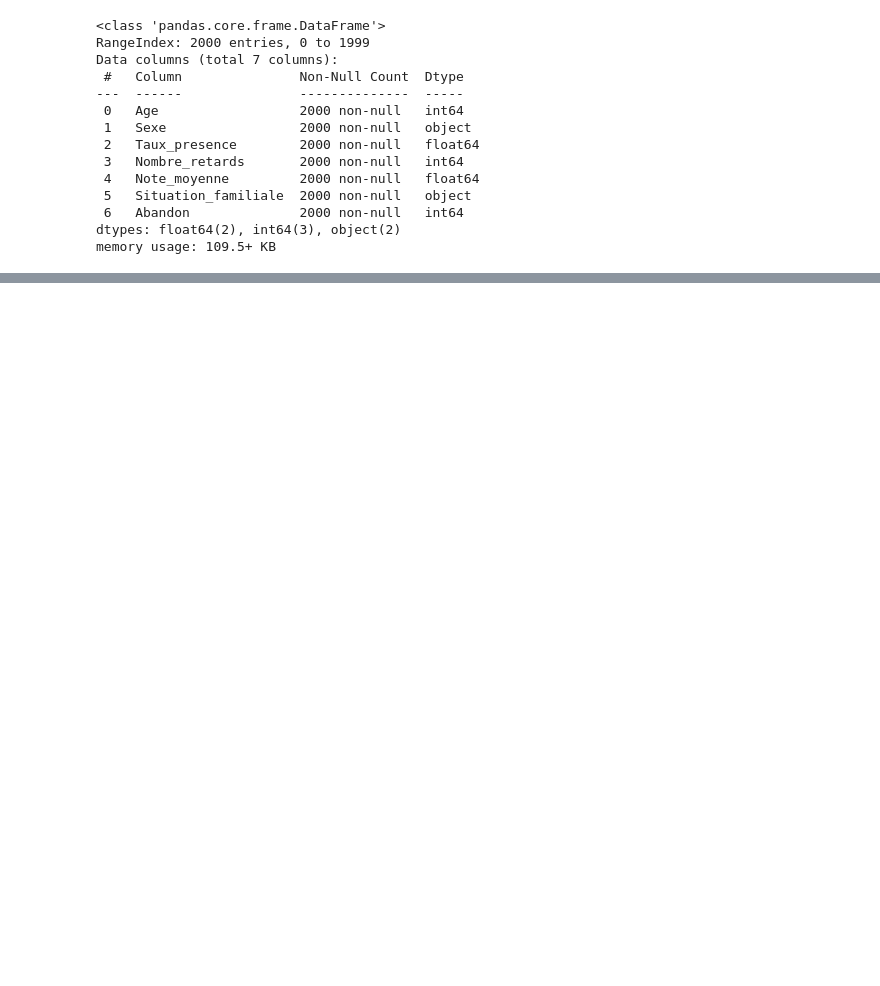
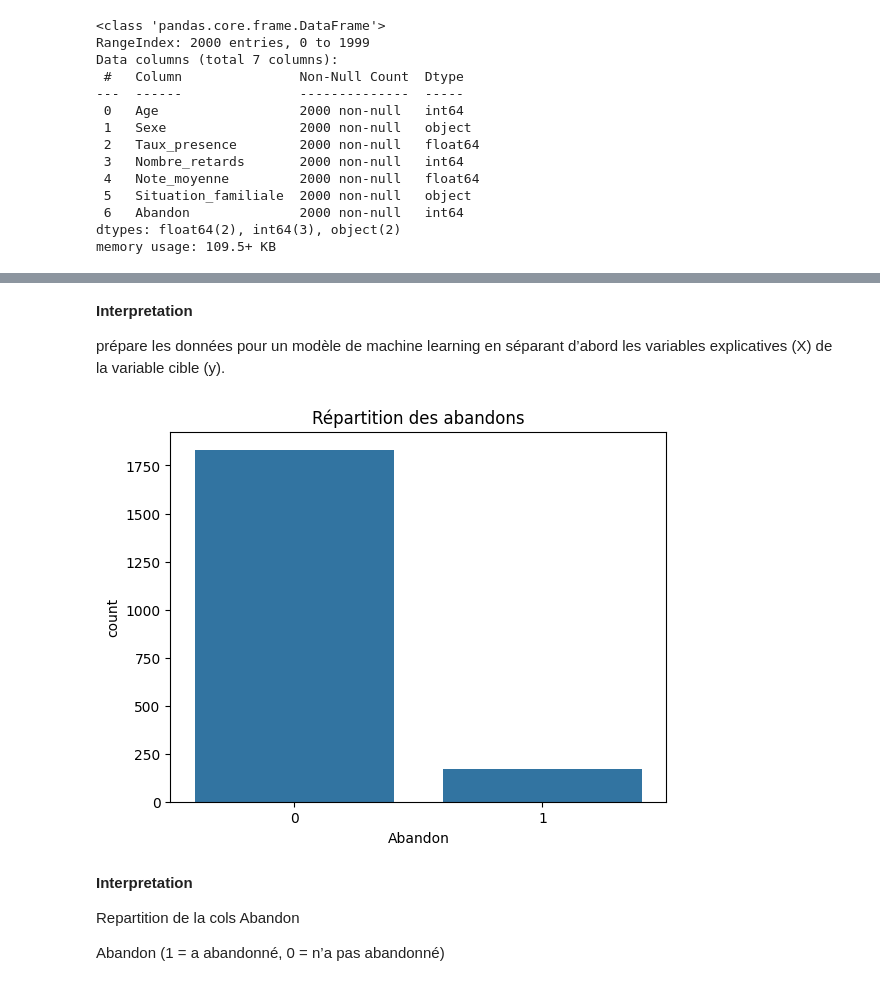
Before and after one commit to Jordy500/M.learning, a Jupyter notebook: miniprojet.ipynb, the cells around one changed output, grey strips where cells are left out. Drawn from its saved outputs; the diff is of its cells as text; code cells hidden in the pictures; blank space fills up the shorter version.

```diff
--- a/miniprojet.ipynb
+++ b/miniprojet.ipynb
@@ -51,0 +71,3 @@ memory usage: 109.5+ KB
+# %%
+# Encodage de la colonne 'Sexe'
+data['Sexe'] = data['Sexe'].map({'Homme': 0, 'Femme': 1})
@@ -51,0 +78,13 @@ memory usage: 109.5+ KB
+# %%
+# Charger le modèle français basé sur CamemBERT
+model = SentenceTransformer("dangvantuan/sentence-camembert-large")
+
+# Encoder les valeurs textuelles de 'Situation_familiale' en vecteurs
+situations = data["Situation_familiale"].astype(str).tolist()
+situation_vectors = model.encode(situations)
+
+# Création d'un DataFrame à partir des vecteurs
+situation_data = pd.DataFrame(situation_vectors, columns=[f"situation_vec_{i}" for i in range(situation_vectors.shape[1])])
+
+# Fusionner avec le dataset en supprimant la colonne d'origine
+df = pd.concat([data.drop(columns=["Situation_familiale"]), situation_data], axis=1)
@@ -51,0 +106,17 @@ memory usage: 109.5+ KB
+# %% [markdown]
+**Interpretation**
+
+ prépare les données pour un modèle de machine learning en séparant d’abord les variables explicatives (X) de la variable cible (y).
+# %%
+## 📊 4. Visualisation de la distribution de la variable cible
+sns.countplot(x='Abandon', data=df)
+plt.title('Répartition des abandons')
+plt.show()
+# %% [output]
+[figure, added]
+# %% [markdown]
+**Interpretation**
+
+Repartition de la cols Abandon
+
+Abandon (1 = a abandonné, 0 = n’a pas abandonné)
```
Also changed, not shown: parts of 27 cells of this notebook.
